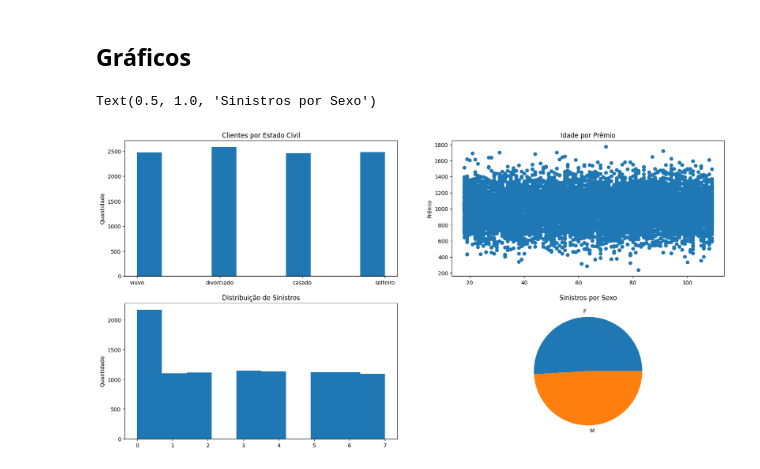
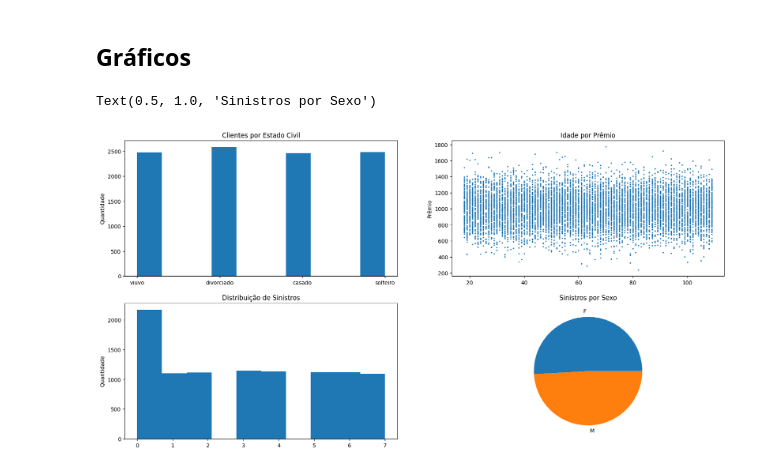
Before and after one commit to diegoguerrieri/alura_data, a Jupyter notebook: semana_8.ipynb, the cells around one changed output. Cells and saved outputs as stored; diff of their text form; code cells hidden in the pictures.

```diff
--- a/semana_8.ipynb
+++ b/semana_8.ipynb
@@ -69,6 +69,7 @@ memory usage: 625.0+ KB
 # dados['Sinistros']= dados.Sinistros.round(2)
 # dados['Prêmio']= dados.Prêmio.round(2)
 # dados['Desconto']= dados.Desconto.round(2)
-dados = dados.round({'Sinistros':2, 'Prêmio':2, 'Desconto':2})
+dados = dados.round({'Prêmio':2, 'Desconto':2})
+dados['Sinistros']= dados['Sinistros'].astype(int)
 dados
 # %% [output]
@@ -119,7 +120,7 @@ dados
 # %% [markdown]
 ## Ordenando com base na idade
 # %%
-dados = dados.sort_values(by= ['Idade'])
+dados.sort_values(by= ['Idade'], inplace = True)
 dados
 # %% [output]
 |  | Idade | Sexo | Estado Civil | Sinistros | Prêmio | Categoria |
@@ -177,20 +178,20 @@ plt.rc('figure', figsize = (20,10))
 # %%
 area = plt.figure()
 fig1 = area.add_subplot(2, 2, 1)
 fig2 = area.add_subplot(2, 2, 2)
 fig3 = area.add_subplot(2, 2, 3)
 fig4 = area.add_subplot(2, 2, 4)
 fig1.hist(dados['Estado Civil'])
 fig1.set_ylabel('Quantidade')
 fig1.set_title('Clientes por Estado Civil')
-fig2.scatter(dados['Idade'], dados['Prêmio'])
+fig2.scatter(dados['Idade'], dados['Prêmio'], s = 2)
 fig2.set_ylabel('Prêmio')
 fig2.set_title('Idade por Prêmio')
 fig3.hist(dados['Sinistros'])
 fig3.set_ylabel('Quantidade')
 fig3.set_title('Distribuição de Sinistros')
 fig4.pie(dados.groupby('Sexo')['Sinistros'].sum(), labels= dados['Sexo'].unique())
 fig4.set_title('Sinistros por Sexo')
 # %% [output]
 Text(0.5, 1.0, 'Sinistros por Sexo')
-[figure, old version]
+[figure, new version]
```
Also changed, not shown: parts of 3 cells of this notebook.
